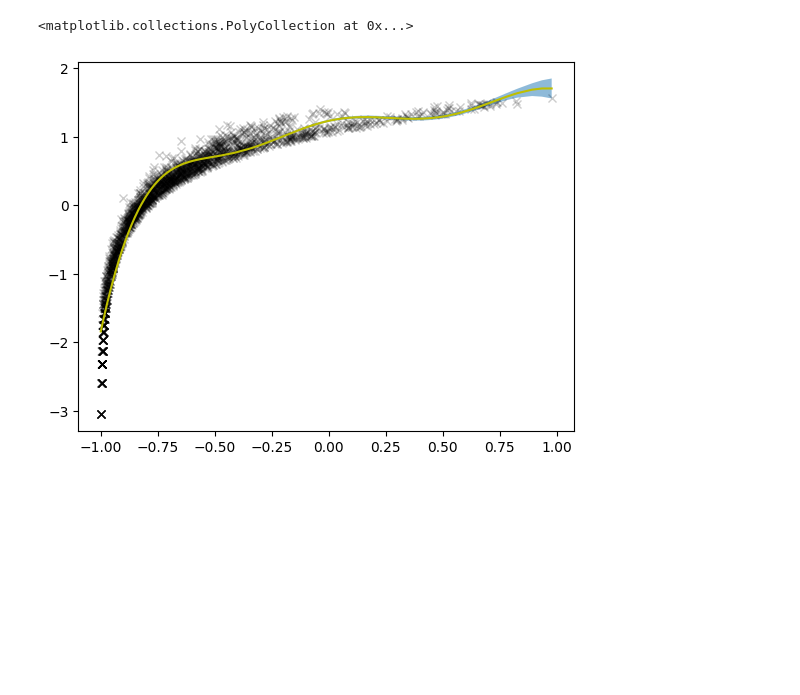
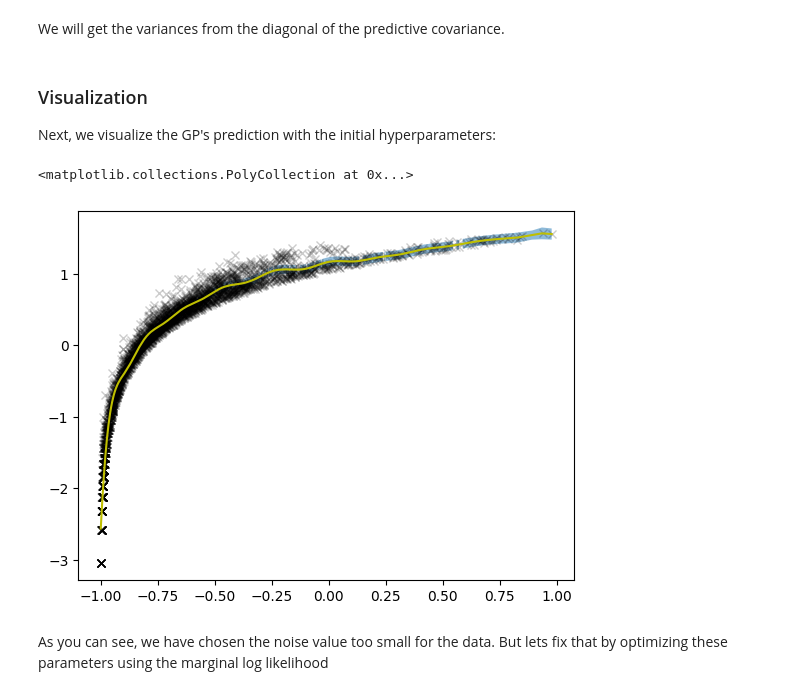
Before and after one commit to wilson-labs/cola, a Jupyter notebook: docs/notebooks/03_GPs.ipynb, the cells around one changed output. Cells and saved outputs as stored; diff of their text form; code cells hidden in the pictures; blank space fills up the shorter version.

```diff
--- a/docs/notebooks/03_GPs.ipynb
+++ b/docs/notebooks/03_GPs.ipynb
@@ -72,6 +40,8 @@ def load_uci_data(data_dir, dataset, train_p=0.75, test_p=0.15):
 train_x, train_y, test_x, test_y = load_uci_data(data_dir="./", dataset="bike")
 
 dtype = jnp.float32
+train_x  = train_x[:3000]
+train_y  = train_y[:3000]
 # %%
 def rbf(ls, uscale):
     def f(x, y):
@@ -80,6 +50,3 @@ def rbf(ls, uscale):
         sqdist = (x**2).sum(1).reshape(-1, 1) + (y**2).sum(1) - 2*inner
         return uscale*jnp.exp(-sqdist / ls**2)
     return f
-# %%
-train_x  = train_x[:4000]
-train_y  = train_y[:4000]
@@ -86,21 +68,33 @@ train_y  = train_y[:4000]
+# %% [markdown]
+We will get the variances from the diagonal of the predictive covariance.
 # %%
-noise = 1e-2
-kernel = rbf(ls=1, uscale=1.)
+ls, uscale, noise = .2, .5, 1e-3
 
-Kxx= cola.ops.Dense(kernel(train_x, train_x))
-Kzx = cola.ops.Dense(kernel(test_x, train_x))
-Kzz = cola.ops.Dense(kernel(test_x, test_x))
-K = cola.PSD(Kxx + noise * cola.ops.I_like(Kxx))
-invK = cola.inverse(K)
-mu = Kzx@invK@train_y
-Sigma = Kzz - Kzx@invK@Kzx.T
+def predicted_mean_std(ls,uscale,noise):
+    kernel = rbf(ls=ls, uscale=uscale)
+    Kxx= cola.ops.Dense(kernel(train_x, train_x))
+    Kzx = cola.ops.Dense(kernel(test_x, train_x))
+    Kzz = cola.ops.Dense(kernel(test_x, test_x))
+    K = cola.PSD(Kxx + noise * cola.ops.I_like(Kxx))
+    invK = cola.inverse(K)
+    mu = Kzx@invK@train_y
+    Sigma = Kzz - Kzx@invK@Kzx.T
+    std = jnp.sqrt(cola.diag(Sigma,method='exact'))
+    return mu,std
+# %% [markdown]
+### Visualization
+Next, we visualize the GP's prediction with the initial hyperparameters:
 # %%
-std = jnp.sqrt(cola.diag(Sigma,method='exact'))
 import matplotlib.pyplot as plt
+mu, std = predicted_mean_std(ls,uscale,noise)
+pstd = np.sqrt(std**2+noise) # prediction interval std
 order = np.argsort(test_x.reshape(-1))
 plt.plot(train_x.reshape(-1), train_y, 'kx', alpha=.2)
 plt.plot(test_x[order].reshape(-1), mu[order], 'y')
-plt.fill_between(test_x[order].reshape(-1), (mu - 2*std)[order], (mu + 2*std)[order], alpha=.5, interpolate=True)
+plt.fill_between(test_x[order].reshape(-1), (mu - 2*pstd)[order], (mu + 2*pstd)[order], alpha=.5, interpolate=True)
 # %% [output]
 <matplotlib.collections.PolyCollection at 0x...>
-[figure, old version]
+[figure, new version]
+# %% [markdown]
+As you can see, we have chosen the noise value too small for the data.
+But lets fix that by optimizing these parameters using the marginal log likelihood
```
Also changed, not shown: parts of 15 cells of this notebook.
